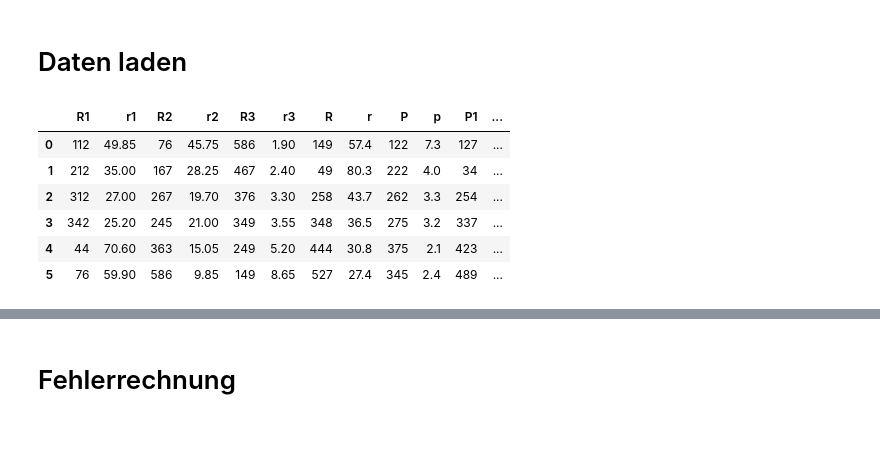
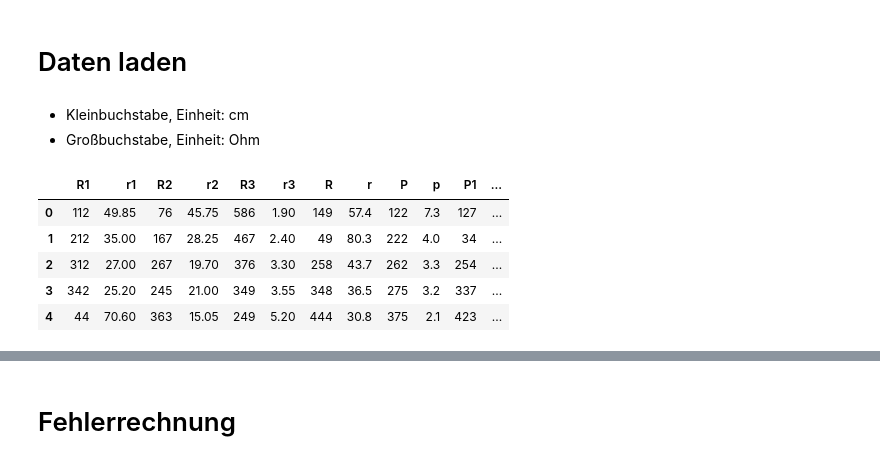
Before and after one commit to Ben-physics-dotcom/GPR_2, a Jupyter notebook: Notebooks/ED/E1.ipynb, the cells around one changed output, grey strips where cells are left out. Drawn from its saved outputs; the diff is of its cells as text; code cells hidden in the pictures; blank space fills up the shorter version.

```diff
--- a/Notebooks/ED/E1.ipynb
+++ b/Notebooks/ED/E1.ipynb
@@ -5,13 +7,15 @@
 # %% [markdown]
 # Daten laden
-# %%
-A1_df = pd.read_csv('A1.txt', sep='\t')     # Kleinbuchstabe: [cm], Großbuchstabe: [Ohm]
-A1_df
-# %% [output]
-|  | R1 | r1 | R2 | r2 | R3 | r3 | R | r | P | p | P1 | ... |
-| 0 | 112 | 49.85 | 76 | 45.75 | 586 | 1.90 | 149 | 57.4 | 122 | 7.3 | 127 | ... |
-| 1 | 212 | 35.00 | 167 | 28.25 | 467 | 2.40 | 49 | 80.3 | 222 | 4.0 | 34 | ... |
-| 2 | 312 | 27.00 | 267 | 19.70 | 376 | 3.30 | 258 | 43.7 | 262 | 3.3 | 254 | ... |
-| 3 | 342 | 25.20 | 245 | 21.00 | 349 | 3.55 | 348 | 36.5 | 275 | 3.2 | 337 | ... |
-| 4 | 44 | 70.60 | 363 | 15.05 | 249 | 5.20 | 444 | 30.8 | 375 | 2.1 | 423 | ... |
-| 5 | 76 | 59.90 | 586 | 9.85 | 149 | 8.65 | 527 | 27.4 | 345 | 2.4 | 489 | ... |
+# %% [markdown]
+- Kleinbuchstabe, Einheit: cm
+- Großbuchstabe, Einheit: Ohm
+# %%
+A1_df = pd.read_csv('../../Data/ED/E1/A1.csv')
+A1_df.head()
+# %% [output]
+|  | R1 | r1 | R2 | r2 | R3 | r3 | R | r | P | p | P1 | ... |
+| 0 | 112 | 49.85 | 76 | 45.75 | 586 | 1.90 | 149 | 57.4 | 122 | 7.3 | 127 | ... |
+| 1 | 212 | 35.00 | 167 | 28.25 | 467 | 2.40 | 49 | 80.3 | 222 | 4.0 | 34 | ... |
+| 2 | 312 | 27.00 | 267 | 19.70 | 376 | 3.30 | 258 | 43.7 | 262 | 3.3 | 254 | ... |
+| 3 | 342 | 25.20 | 245 | 21.00 | 349 | 3.55 | 348 | 36.5 | 275 | 3.2 | 337 | ... |
+| 4 | 44 | 70.60 | 363 | 15.05 | 249 | 5.20 | 444 | 30.8 | 375 | 2.1 | 423 | ... |
```
Also changed, not shown: parts of 75 cells of this notebook, 1 other file.
